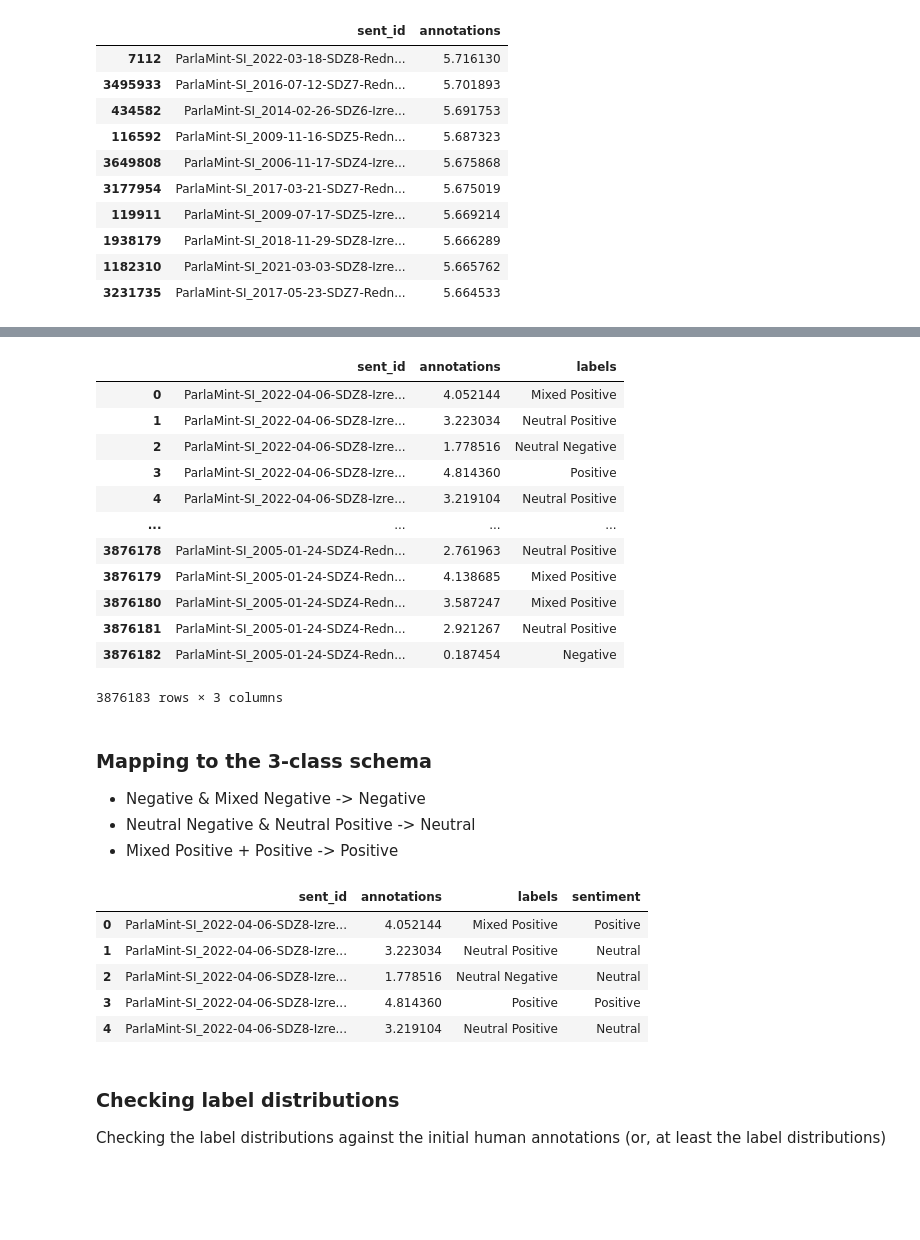
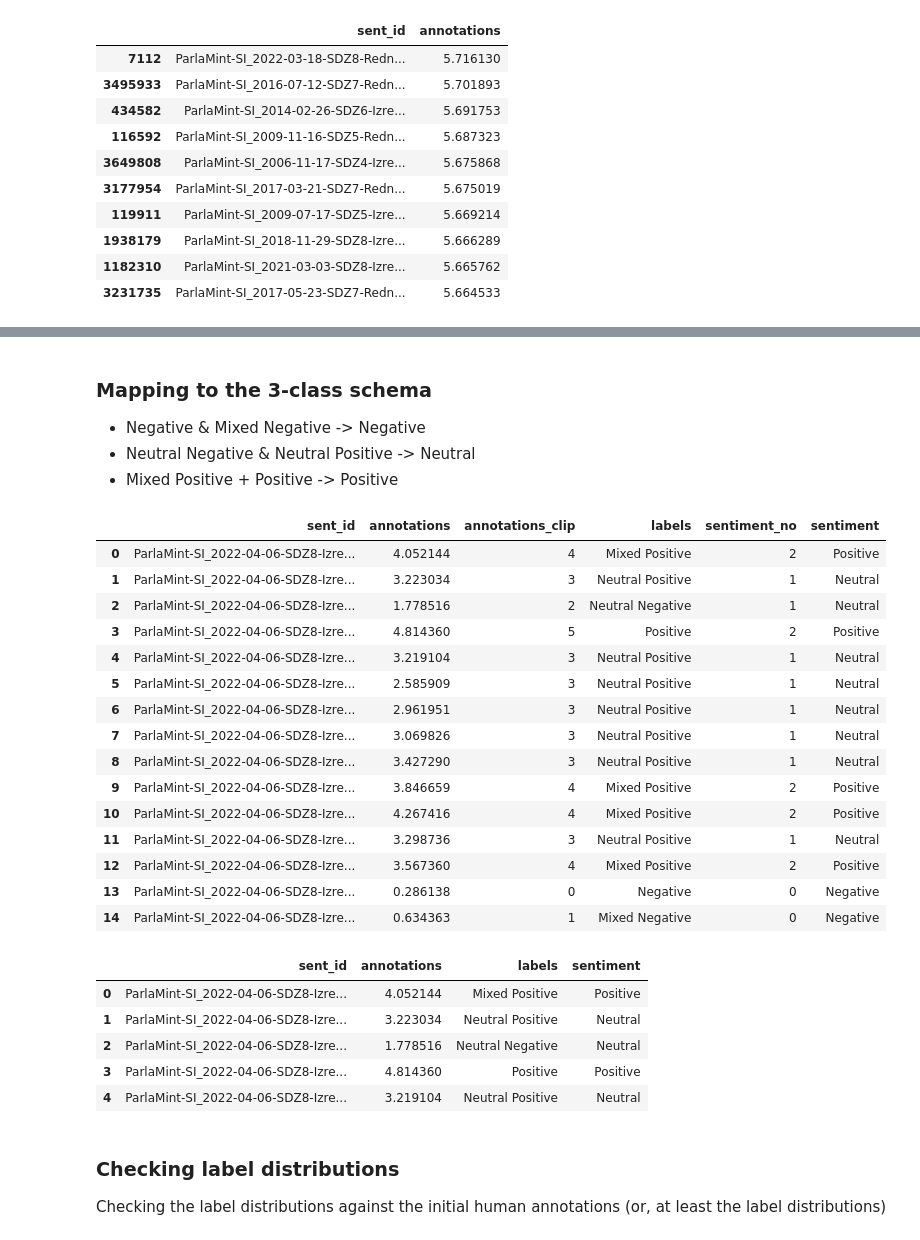
Before and after one commit to katjameden/ParlaMint_Sentiment, a Jupyter notebook: Aggregation/Notebooks/Mapping_labels.ipynb, the cells around one changed output, grey strips where cells are left out. Drawn from its saved outputs; the diff is of its cells as text; code cells hidden in the pictures; blank space fills up the shorter version.

```diff
--- a/Aggregation/Notebooks/Mapping_labels.ipynb
+++ b/Aggregation/Notebooks/Mapping_labels.ipynb
@@ -57,45 +80,50 @@ labels = ['Negative', 'Mixed Negative', 'Neutral Negative', 'Neutral Positive',
-# %%
-df_sent['labels'] = pd.cut(df_sent['annotations'], bins=bins, labels=labels, right=False)
-df_sent
-# %% [output]
-|  | sent_id | annotations | labels |
-| 0 | ParlaMint-SI_2022-04-06-SDZ8-Izre... | 4.052144 | Mixed Positive |
-| 1 | ParlaMint-SI_2022-04-06-SDZ8-Izre... | 3.223034 | Neutral Positive |
-| 2 | ParlaMint-SI_2022-04-06-SDZ8-Izre... | 1.778516 | Neutral Negative |
-| 3 | ParlaMint-SI_2022-04-06-SDZ8-Izre... | 4.814360 | Positive |
-| 4 | ParlaMint-SI_2022-04-06-SDZ8-Izre... | 3.219104 | Neutral Positive |
-| ... | ... | ... | ... |
-| 3876178 | ParlaMint-SI_2005-01-24-SDZ4-Redn... | 2.761963 | Neutral Positive |
-| 3876179 | ParlaMint-SI_2005-01-24-SDZ4-Redn... | 4.138685 | Mixed Positive |
-| 3876180 | ParlaMint-SI_2005-01-24-SDZ4-Redn... | 3.587247 | Mixed Positive |
-| 3876181 | ParlaMint-SI_2005-01-24-SDZ4-Redn... | 2.921267 | Neutral Positive |
-| 3876182 | ParlaMint-SI_2005-01-24-SDZ4-Redn... | 0.187454 | Negative |
-3876183 rows × 3 columns
 # %% [markdown]
 ### Mapping to the 3-class schema
 
 - Negative & Mixed Negative -> Negative
 - Neutral Negative & Neutral Positive -> Neutral
 - Mixed Positive + Positive -> Positive
-# %%
-mapping = {
-    'Negative': 'Negative',
-    'Mixed Negative': 'Negative',
-    'Neutral Negative': 'Neutral',
-    'Neutral Positive': 'Neutral',
-    'Mixed Positive': 'Positive',
-    'Positive': 'Positive'
-}
-
-df_sent['sentiment'] = df_sent['labels'].map(mapping)
-df_sent.head()
-# %% [output]
-|  | sent_id | annotations | labels | sentiment |
-| 0 | ParlaMint-SI_2022-04-06-SDZ8-Izre... | 4.052144 | Mixed Positive | Positive |
-| 1 | ParlaMint-SI_2022-04-06-SDZ8-Izre... | 3.223034 | Neutral Positive | Neutral |
-| 2 | ParlaMint-SI_2022-04-06-SDZ8-Izre... | 1.778516 | Neutral Negative | Neutral |
-| 3 | ParlaMint-SI_2022-04-06-SDZ8-Izre... | 4.814360 | Positive | Positive |
-| 4 | ParlaMint-SI_2022-04-06-SDZ8-Izre... | 3.219104 | Neutral Positive | Neutral |
+# %%
+#Mapping to 3-level scale
+mapping = {
+    0: 'Negative',
+    1: 'Neutral',
+    2: 'Positive',
+}
+
+#df_sent['sentiment'] = df_sent['labels'].map(mapping)
+
+sentiment = np.floor_divide(df_sent['annotations_clip'], 2)
+df_sent['sentiment_no'] = sentiment
+df_sent['sentiment'] = df_sent['sentiment_no'].map(mapping)
+df_sent.head(15)
+# %% [output]
+|  | sent_id | annotations | annotations_clip | labels | sentiment_no | sentiment |
+| 0 | ParlaMint-SI_2022-04-06-SDZ8-Izre... | 4.052144 | 4 | Mixed Positive | 2 | Positive |
+| 1 | ParlaMint-SI_2022-04-06-SDZ8-Izre... | 3.223034 | 3 | Neutral Positive | 1 | Neutral |
+| 2 | ParlaMint-SI_2022-04-06-SDZ8-Izre... | 1.778516 | 2 | Neutral Negative | 1 | Neutral |
+| 3 | ParlaMint-SI_2022-04-06-SDZ8-Izre... | 4.814360 | 5 | Positive | 2 | Positive |
+| 4 | ParlaMint-SI_2022-04-06-SDZ8-Izre... | 3.219104 | 3 | Neutral Positive | 1 | Neutral |
+| 5 | ParlaMint-SI_2022-04-06-SDZ8-Izre... | 2.585909 | 3 | Neutral Positive | 1 | Neutral |
+| 6 | ParlaMint-SI_2022-04-06-SDZ8-Izre... | 2.961951 | 3 | Neutral Positive | 1 | Neutral |
+| 7 | ParlaMint-SI_2022-04-06-SDZ8-Izre... | 3.069826 | 3 | Neutral Positive | 1 | Neutral |
+| 8 | ParlaMint-SI_2022-04-06-SDZ8-Izre... | 3.427290 | 3 | Neutral Positive | 1 | Neutral |
+| 9 | ParlaMint-SI_2022-04-06-SDZ8-Izre... | 3.846659 | 4 | Mixed Positive | 2 | Positive |
+| 10 | ParlaMint-SI_2022-04-06-SDZ8-Izre... | 4.267416 | 4 | Mixed Positive | 2 | Positive |
+| 11 | ParlaMint-SI_2022-04-06-SDZ8-Izre... | 3.298736 | 3 | Neutral Positive | 1 | Neutral |
+| 12 | ParlaMint-SI_2022-04-06-SDZ8-Izre... | 3.567360 | 4 | Mixed Positive | 2 | Positive |
+| 13 | ParlaMint-SI_2022-04-06-SDZ8-Izre... | 0.286138 | 0 | Negative | 0 | Negative |
+| 14 | ParlaMint-SI_2022-04-06-SDZ8-Izre... | 0.634363 | 1 | Mixed Negative | 0 | Negative |
+# %%
+df_sent = df_sent.drop(columns=['annotations_clip', 'sentiment_no'])
+df_sent.head()
+# %% [output]
+|  | sent_id | annotations | labels | sentiment |
+| 0 | ParlaMint-SI_2022-04-06-SDZ8-Izre... | 4.052144 | Mixed Positive | Positive |
+| 1 | ParlaMint-SI_2022-04-06-SDZ8-Izre... | 3.223034 | Neutral Positive | Neutral |
+| 2 | ParlaMint-SI_2022-04-06-SDZ8-Izre... | 1.778516 | Neutral Negative | Neutral |
+| 3 | ParlaMint-SI_2022-04-06-SDZ8-Izre... | 4.814360 | Positive | Positive |
+| 4 | ParlaMint-SI_2022-04-06-SDZ8-Izre... | 3.219104 | Neutral Positive | Neutral |
 # %%
 df_sent.to_csv('../Datasets/ParlaMint-SI/sent_labels.tsv', encoding='utf-8', sep='\t', index=False)
 # %% [markdown]
```
Also changed, not shown: parts of 10 cells of this notebook, 6 other files.
